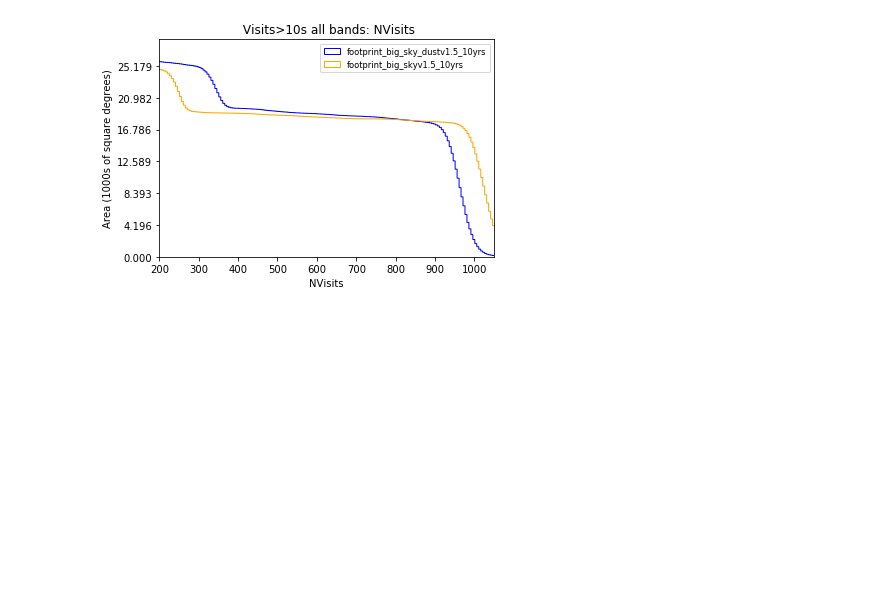
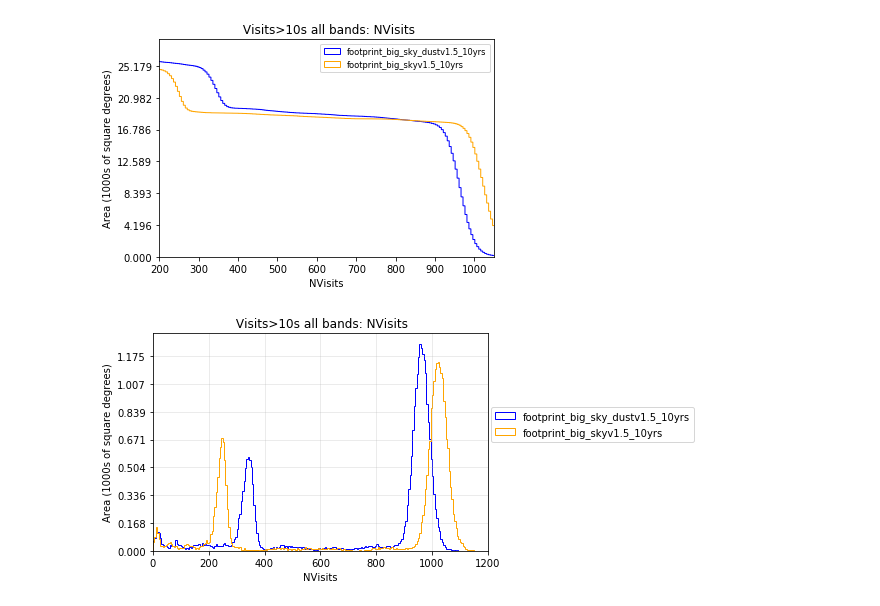
Before and after one commit to lsst-pst/survey_strategy, a Jupyter notebook: fbs_1.7/FootprintMaps.ipynb, the cells around one changed output. Cells and saved outputs as stored; diff of their text form; code cells hidden in the pictures; blank space fills up the shorter version.

```diff
--- a/fbs_1.7/FootprintMaps.ipynb
+++ b/fbs_1.7/FootprintMaps.ipynb
@@ -84,7 +99,7 @@ for r in runs:
     bundles[r] = mb.createEmptyMetricBundle()
     # Note that '.' is replaced by "_" in the filenames!
     bundles[r].read(os.path.join(nvisitsMapsDir, 'npz',
-                                 f'{r.replace(".", "_")}_NVisits_Visitsgt10s_all_bands_HEAL.npz'))
+                                 f'{r.replace(".", "_")}{metricNameDict["Nvisits_all"]}.npz'))
 # %% [output]
 Healpix slicer using NSIDE=64, approximate resolution 54.967783 arcminutes
 Healpix slicer using NSIDE=64, approximate resolution 54.967783 arcminutes
@@ -189,7 +204,7 @@ for r in runs:
     bundles[r] = mb.createEmptyMetricBundle()
     # Note that '.' is replaced by "_" in the filenames!
     bundles[r].read(os.path.join(nvisitsMapsDir, 'npz',
-                                 f'{r.replace(".", "_")}_CoaddM5_Visitsgt10s_i_band_HEAL.npz'))
+                                 f'{r.replace(".", "_")}{metricNameDict["Coadd_i"]}.npz'))
 
 # The difference or ratio can be calculated using the metric values in each bundle directly.
 # (Remember to account for the 'masks', as these metricValues are numpy masked arrays)
@@ -249,7 +264,7 @@ for r in runs:
     bundles[r] = mb.createEmptyMetricBundle()
     # Note that '.' is replaced by "_" in the filenames!
     bundles[r].read(os.path.join(nvisitsMapsDir, 'npz',
-                                 f'{r.replace(".", "_")}_NVisits_Visitsgt10s_all_bands_HEAL.npz'))
+                                 f'{r.replace(".", "_")}{metricNameDict["Nvisits_all"]}.npz'))
 
 # The difference or ratio can be calculated using the metric values in each bundle directly.
 # (Remember to account for the 'masks', as these metricValues are numpy masked arrays)
@@ -314,3 +329,14 @@ Adding an axes using the same arguments as a previous axes currently reuses the
 [figure]
 [figure]
 [figure]
+# %%
+ph.setMetricBundles([bundles[r1], bundles[r2]])
+plotDicts = [{'cumulative': 0, 'color':'blue',
+             'xMin': 0, 'xMax': 1200},
+             {'cumulative': 0, 'color':'orange',
+             'xMin':0, 'xMax': 1200}]
+ph.plot(plotFunc=plots.HealpixHistogram(), plotDicts=plotDicts)
+plt.legend(loc=(1.01, 0.5))
+plt.grid(True, alpha=0.3)
+# %% [output]
+[figure, added]
```
Also changed, not shown: parts of 1 cell of this notebook.
